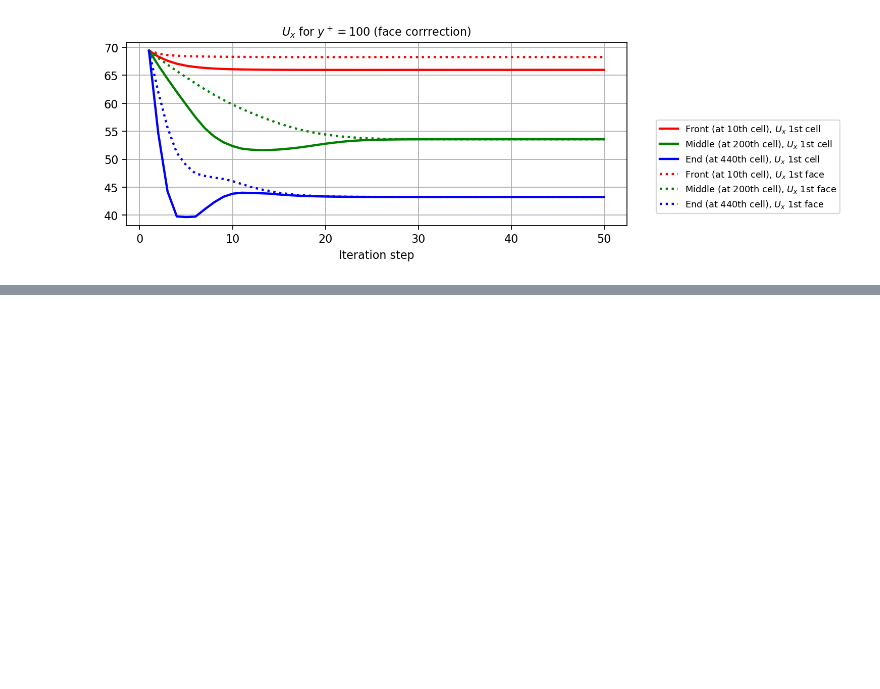
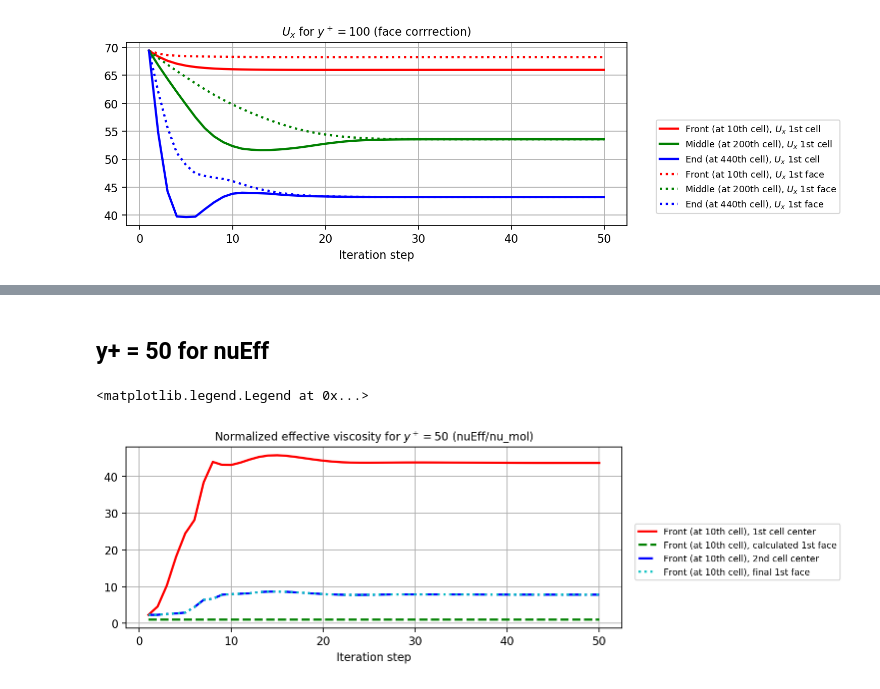
Before and after one commit to JihooKang-KOR/Data_driven_wall_modeling, a Jupyter notebook: notebooks/FieldAnalysis_1stFace.ipynb, the cells around one changed output, grey strips where cells are left out. Drawn from its saved outputs; the diff is of its cells as text; code cells hidden in the pictures; blank space fills up the shorter version.

Commit message:
Add a field analysis for the correction related to commit 8879bd5; #2.

```diff
--- a/notebooks/FieldAnalysis_1stFace.ipynb
+++ b/notebooks/FieldAnalysis_1stFace.ipynb
@@ -293,0 +296,4 @@ plt.legend(fontsize = 8, bbox_to_anchor=(1.05, 0.6))
+# %%
+yp50_nuEff_path = [run + 'turbulentFlatPlate_2ndcell/yplus_50/50yp_surfaceFields_iter_{}.csv'.format(i) for i in range(1, 51)]
+yp50_nuEff_data = [pd.read_csv(yp50_nuEff_path[j], delim_whitespace=False) for j in range(50)]
+yp50_nuEff_data[1].head()
@@ -293,0 +320,15 @@ plt.legend(fontsize = 8, bbox_to_anchor=(1.05, 0.6))
+# %% [markdown]
+## y+ = 50 for nuEff
+# %%
+fig_nuEff, ax_nuEff = plt.subplots(1, 1, figsize=(8, 3))
+plt.grid()
+ax_nuEff.set_xlabel("Iteration step")
+plt.title(r"Normalized effective viscosity for $y^+ = 50$ (nuEff/nu_mol)", fontsize = 10)
+ax_nuEff.plot([i+1 for i in range(50)], [yp50_nuEff_data[j]['nuEff_1cell_norm'][9] for j in range(50)], ls = style[0], c = "r", lw = lw, label = "Front (at 10th cell), 1st cell center")
+ax_nuEff.plot([i+1 for i in range(50)], [yp50_nuEff_data[j]['nuEff_face_norm'][9] for j in range(50)], ls = style[1], c = "g", lw = lw, label = "Front (at 10th cell), calculated 1st face")
+ax_nuEff.plot([i+1 for i in range(50)], [yp50_nuEff_data[j]['nuEff_2cell_norm'][9] for j in range(50)], ls = style[3], c = "b", lw = lw, label = "Front (at 10th cell), 2nd cell center")
+ax_nuEff.plot([i+1 for i in range(50)], [yp50_nuEff_data[j]['nuEff_final_norm'][9] for j in range(50)], ls = style[2], c = "c", lw = lw, label = "Front (at 10th cell), final 1st face")
+plt.legend(fontsize = 8, bbox_to_anchor=(1.45, 0.6))
+# %% [output]
+<matplotlib.legend.Legend at 0x...>
+[figure, added]
```
Also changed, not shown: parts of 9 cells of this notebook.
